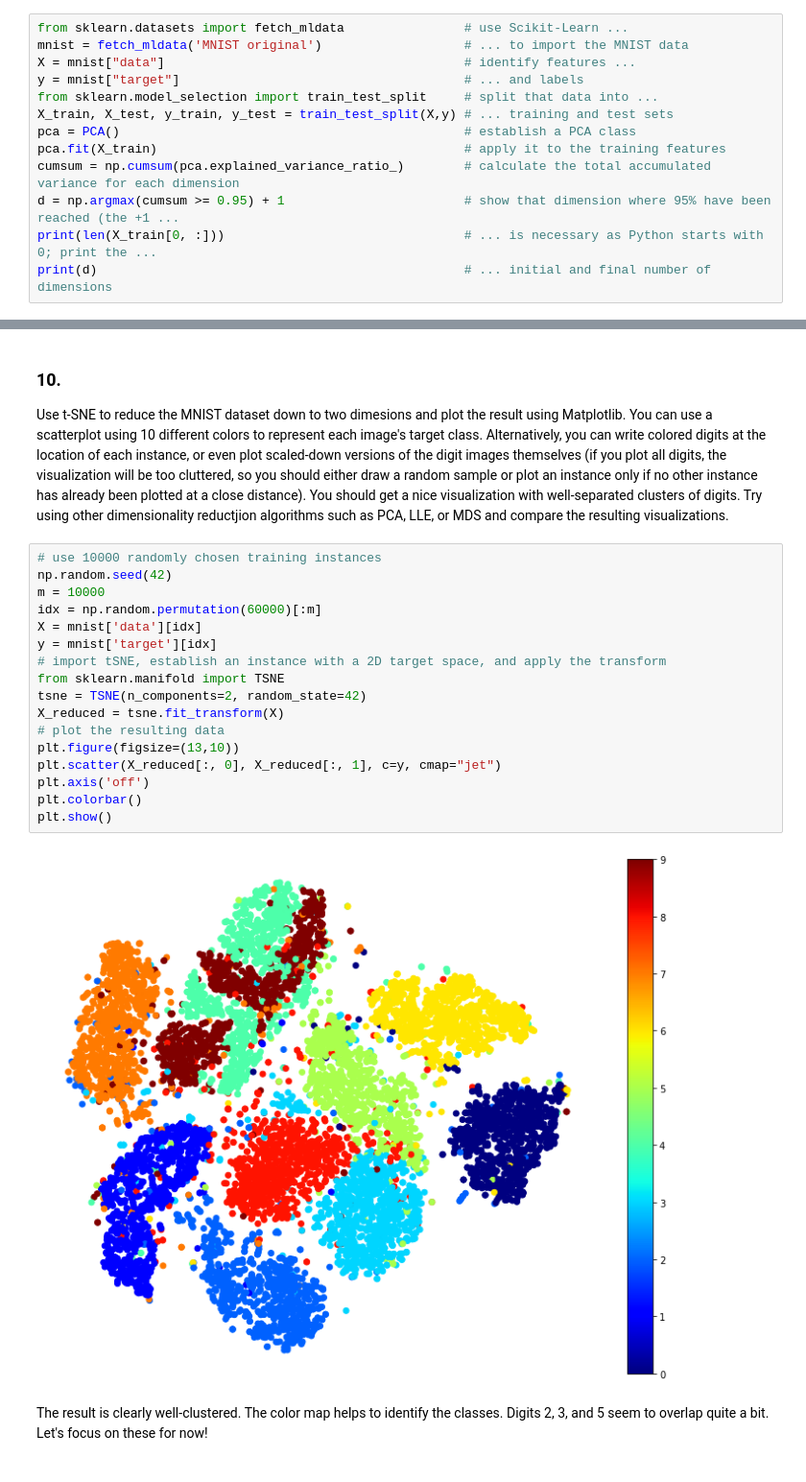
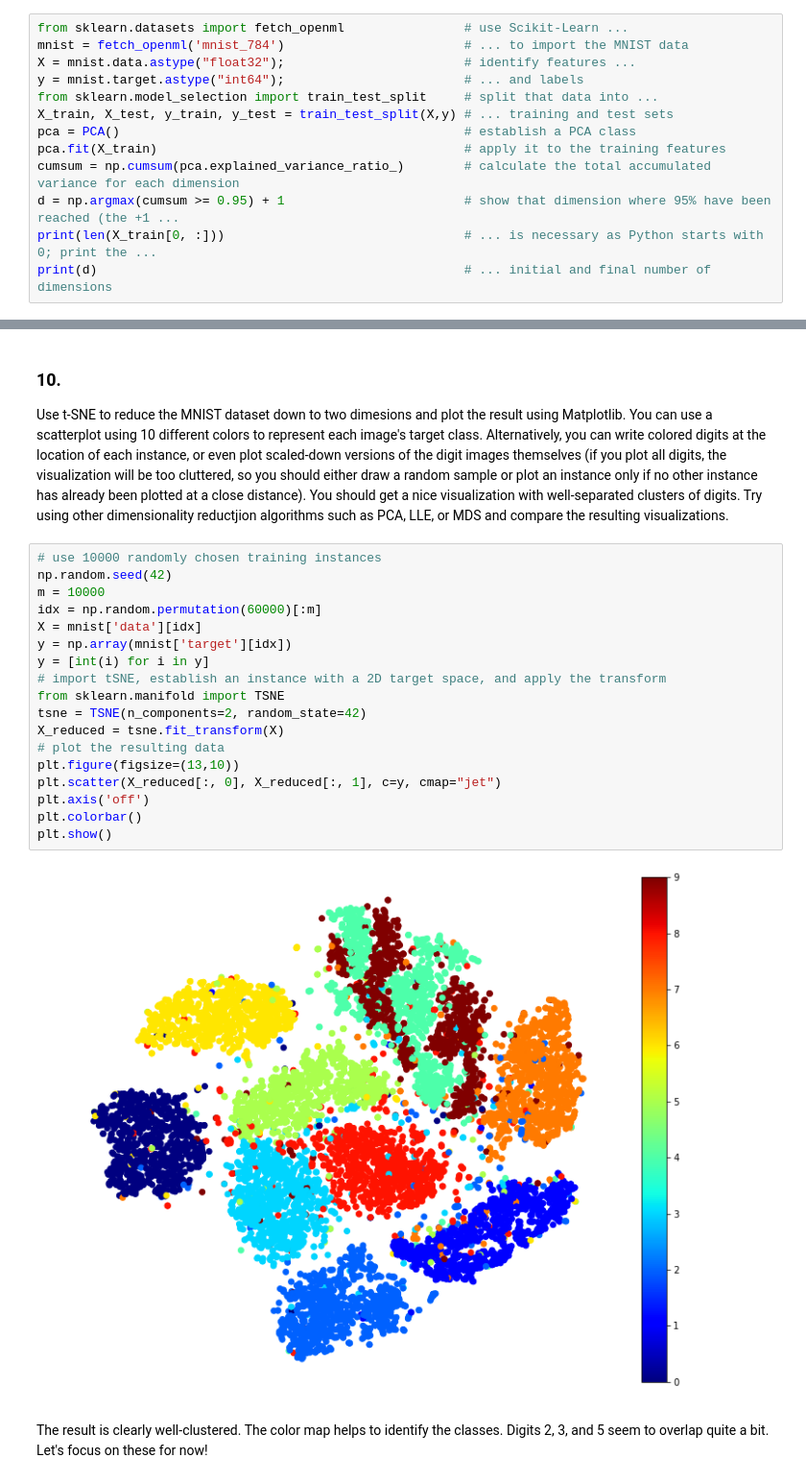
Before and after one commit to matthiasdroth/Hands-On-Machine-Learning, a Jupyter notebook: 08. Dimensionality Reduction.ipynb, the cells around one changed output, grey strips where cells are left out. Shown at 96% size. Drawn from its saved outputs; the diff is of its cells as text.

Commit message:
notebook updates: 01 (oecd path); 03, 05, 07, and 08 (mnist import); 13 (restrict test batch to avoid OOM error for GPU usage)

```diff
--- a/08. Dimensionality Reduction.ipynb
+++ b/08. Dimensionality Reduction.ipynb
@@ -122,10 +122,10 @@ print(sum(var_list))                     # the 3rd principal component contains
 page 215<br>
 Data visualization usually requires reducing the dimension down to 2 or 3. For other dimension reduction applications, setting the final number of dimensions is somewhat arbitrary. So instead of determining the number of dimensions, one might rather want to determine the amount of variance preserved by the final dataset and then use as many dimensions as required to achieve that variance. The following code applies PCA and shows the number of dimensions required to preserve 95% of the initial variance.
 # %%
-from sklearn.datasets import fetch_mldata                # use Scikit-Learn ...
-mnist = fetch_mldata('MNIST original')                   # ... to import the MNIST data
-X = mnist["data"]                                        # identify features ...
-y = mnist["target"]                                      # ... and labels
+from sklearn.datasets import fetch_openml                # use Scikit-Learn ...
+mnist = fetch_openml('mnist_784')                        # ... to import the MNIST data
+X = mnist.data.astype("float32");                        # identify features ...
+y = mnist.target.astype("int64");                        # ... and labels
 from sklearn.model_selection import train_test_split     # split that data into ...
 X_train, X_test, y_train, y_test = train_test_split(X,y) # ... training and test sets
 pca = PCA()                                              # establish a PCA class
@@ -447,22 +447,23 @@ Use t-SNE to reduce the MNIST dataset down to two dimesions and plot the result
 # %%
 # use 10000 randomly chosen training instances
 np.random.seed(42)
 m = 10000
 idx = np.random.permutation(60000)[:m]
 X = mnist['data'][idx]
-y = mnist['target'][idx]
+y = np.array(mnist['target'][idx])
+y = [int(i) for i in y]
 # import tSNE, establish an instance with a 2D target space, and apply the transform
 from sklearn.manifold import TSNE
 tsne = TSNE(n_components=2, random_state=42)
 X_reduced = tsne.fit_transform(X)
 # plot the resulting data
 plt.figure(figsize=(13,10))
 plt.scatter(X_reduced[:, 0], X_reduced[:, 1], c=y, cmap="jet")
 plt.axis('off')
 plt.colorbar()
 plt.show()
 # %% [output]
-[figure, old version]
+[figure, new version]
 # %% [markdown]
 The result is clearly well-clustered. The color map helps to identify the classes. Digits 2, 3, and 5 seem to overlap quite a bit. Let's focus on these for now!
 # %%
```
Also changed, not shown: parts of 22 cells of this notebook, 5 other files.
